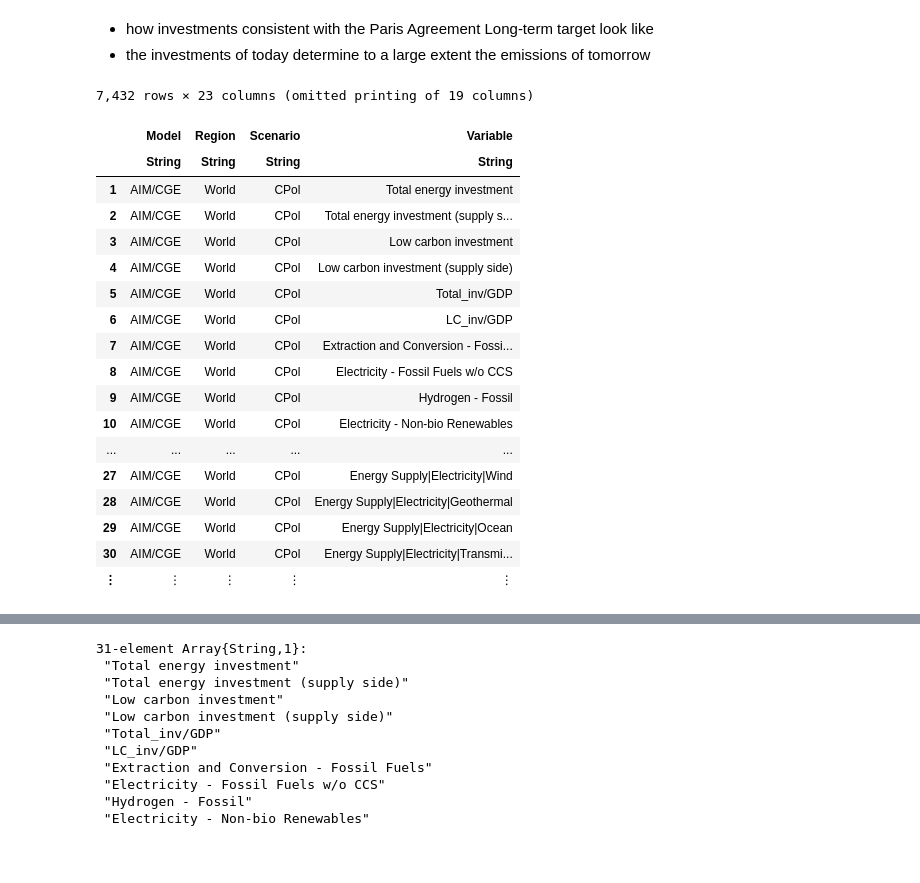
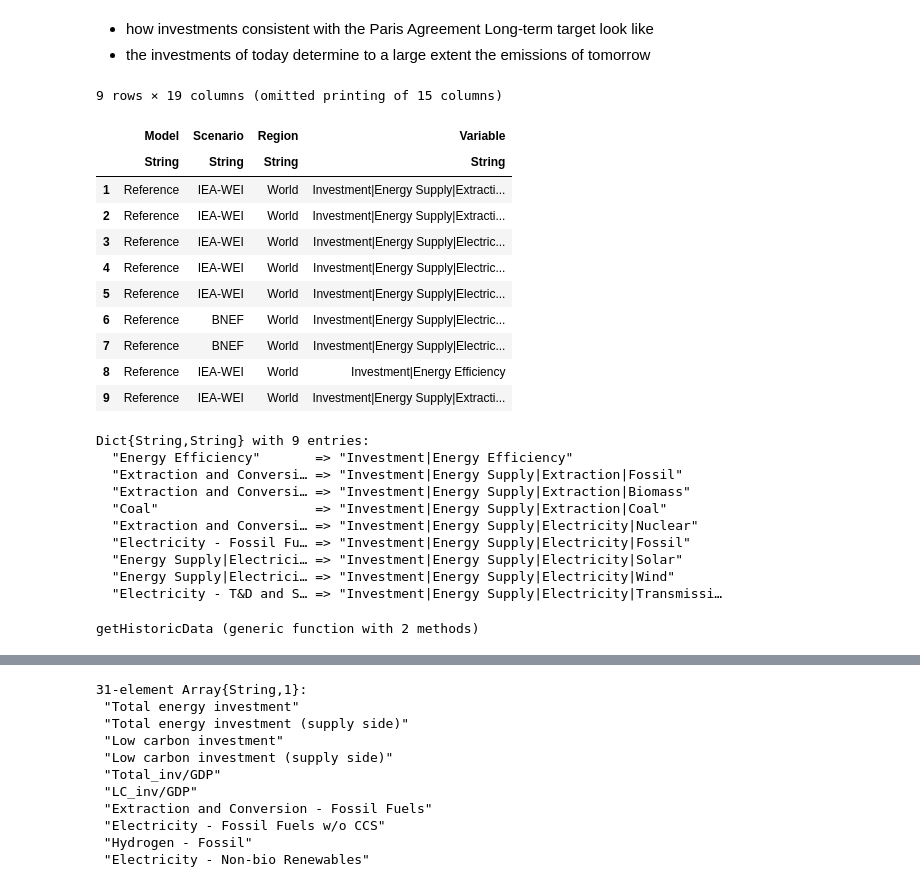
Before and after one commit to SensesProject/investment-opportunities, a Jupyter notebook: data/Investment Opportunities and Alignment.ipynb, the cells around one changed output, grey strips where cells are left out. Cells and saved outputs as stored; diff of their text form; code cells hidden in the pictures; blank space fills up the shorter version.

Commit message:
new historic data

```diff
--- a/data/Investment Opportunities and Alignment.ipynb
+++ b/data/Investment Opportunities and Alignment.ipynb
@@ -6,26 +6,66 @@
 # %%
 using CSV
 using Statistics
 using JSON
 
-data = CSV.read("source/41560_2018_179_MOESM2_ESM-1.csv")
+historicData = CSV.read("source/WEI2020-DataTables_supplytimeseries_BNEF.csv")
 # %% [output]
-7,432 rows × 23 columns (omitted printing of 19 columns)
+9 rows × 19 columns (omitted printing of 15 columns)
-|  | Model | Region | Scenario | Variable |
+|  | Model | Scenario | Region | Variable |
 |  | String | String | String | String |
-| 1 | AIM/CGE | World | CPol | Total energy investment |
-| 2 | AIM/CGE | World | CPol | Total energy investment (supply s... |
-| 3 | AIM/CGE | World | CPol | Low carbon investment |
-| 4 | AIM/CGE | World | CPol | Low carbon investment (supply side) |
-| 5 | AIM/CGE | World | CPol | Total_inv/GDP |
-| 6 | AIM/CGE | World | CPol | LC_inv/GDP |
-| 7 | AIM/CGE | World | CPol | Extraction and Conversion - Fossi... |
-| 8 | AIM/CGE | World | CPol | Electricity - Fossil Fuels w/o CCS |
-| 9 | AIM/CGE | World | CPol | Hydrogen - Fossil |
-| 10 | AIM/CGE | World | CPol | Electricity - Non-bio Renewables |
-| ... | ... | ... | ... | ... |
-| 27 | AIM/CGE | World | CPol | Energy Supply|Electricity|Wind |
-| 28 | AIM/CGE | World | CPol | Energy Supply|Electricity|Geothermal |
-| 29 | AIM/CGE | World | CPol | Energy Supply|Electricity|Ocean |
-| 30 | AIM/CGE | World | CPol | Energy Supply|Electricity|Transmi... |
-| ⋮ | ⋮ | ⋮ | ⋮ | ⋮ |
+| 1 | Reference | IEA-WEI | World | Investment|Energy Supply|Extracti... |
+| 2 | Reference | IEA-WEI | World | Investment|Energy Supply|Extracti... |
+| 3 | Reference | IEA-WEI | World | Investment|Energy Supply|Electric... |
+| 4 | Reference | IEA-WEI | World | Investment|Energy Supply|Electric... |
+| 5 | Reference | IEA-WEI | World | Investment|Energy Supply|Electric... |
+| 6 | Reference | BNEF | World | Investment|Energy Supply|Electric... |
+| 7 | Reference | BNEF | World | Investment|Energy Supply|Electric... |
+| 8 | Reference | IEA-WEI | World | Investment|Energy Efficiency |
+| 9 | Reference | IEA-WEI | World | Investment|Energy Supply|Extracti... |
+# %%
+VARIABLE_MAPPING = Dict{String,String}(
+    "Energy Efficiency" => "Investment|Energy Efficiency",
+    "Electricity - T&D and Storage" => "Investment|Energy Supply|Electricity|Transmission and Distribution",
+    "Extraction and Conversion - Nuclear" => "Investment|Energy Supply|Electricity|Nuclear",
+    "Extraction and Conversion - Bioenergy" => "Investment|Energy Supply|Extraction|Biomass",
+    "Energy Supply|Electricity|Solar" => "Investment|Energy Supply|Electricity|Solar",
+    "Energy Supply|Electricity|Wind" => "Investment|Energy Supply|Electricity|Wind",
+    "Electricity - Fossil Fuels w/o CCS" => "Investment|Energy Supply|Electricity|Fossil",
+    "Extraction and Conversion - Fossil Fuels" => "Investment|Energy Supply|Extraction|Fossil",
+    "Coal" => "Investment|Energy Supply|Extraction|Coal"
+)
+# %% [output]
+Dict{String,String} with 9 entries:
+  "Energy Efficiency"       => "Investment|Energy Efficiency"
+  "Extraction and Conversi… => "Investment|Energy Supply|Extraction|Fossil"
+  "Extraction and Conversi… => "Investment|Energy Supply|Extraction|Biomass"
+  "Coal"                    => "Investment|Energy Supply|Extraction|Coal"
+  "Extraction and Conversi… => "Investment|Energy Supply|Electricity|Nuclear"
+  "Electricity - Fossil Fu… => "Investment|Energy Supply|Electricity|Fossil"
+  "Energy Supply|Electrici… => "Investment|Energy Supply|Electricity|Solar"
+  "Energy Supply|Electrici… => "Investment|Energy Supply|Electricity|Wind"
+  "Electricity - T&D and S… => "Investment|Energy Supply|Electricity|Transmissi…
+# %%
+function findHistoricRow(variable)
+    return filter(row -> row[:Variable] == variable, historicData)[1, Symbol(2019)]
+end
+
+function getHistoricData(variable)
+    dict = Dict{String, Float64}()
+    dict["Reference"] = 0
+
+    if (haskey(VARIABLE_MAPPING, variable))
+        dict["Reference"] = findHistoricRow(VARIABLE_MAPPING[variable])
+    elseif (variable === "Oil and Gas")
+        fossil = findHistoricRow("Investment|Energy Supply|Extraction|Fossil")
+        coal = findHistoricRow("Investment|Energy Supply|Extraction|Coal")
+        dict["Reference"] = fossil - coal
+    end
+
+    println(variable, "->", dict["Reference"])
+    dict["average"] = round(mean(values(dict)), digits=3) # We calculate the average by simply getting the mean of all values
+    dict["max"] = maximum(values(dict)) # We calculate the maximum value from all values
+    return dict
+end
+# %% [output]
+getHistoricData (generic function with 2 methods)
```
Also changed, not shown: parts of 6 cells of this notebook, 3 other files.
